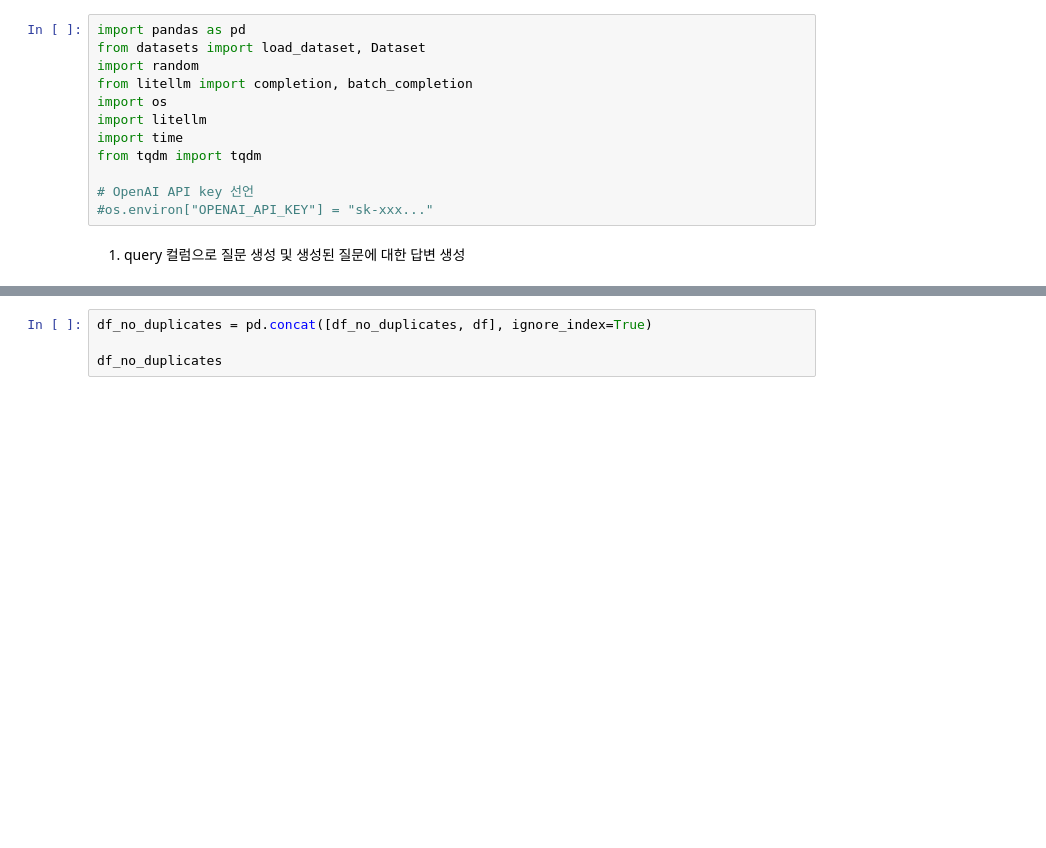
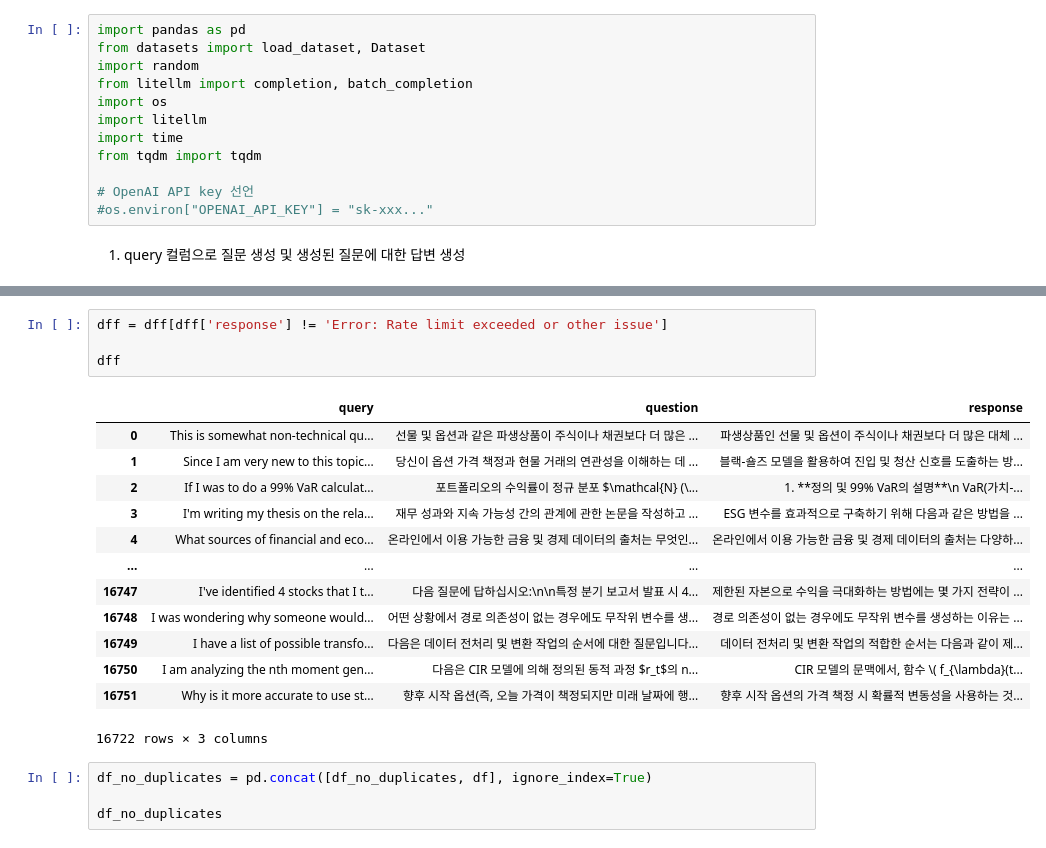
Before and after one commit to LDC-ai/KRX_LLM, a Jupyter notebook: data_slicing.ipynb, the cells around one changed output, grey strips where cells are left out. Drawn from its saved outputs; the diff is of its cells as text; blank space fills up the shorter version.

```diff
--- a/data_slicing.ipynb
+++ b/data_slicing.ipynb
@@ -219,3 +225,21 @@ df[df['response'] == 'Error: Rate limit exceeded or other issue']
+# %%
+dff = dff[dff['response'] != 'Error: Rate limit exceeded or other issue']
+
+dff
+# %% [output]
+|  | query | question | response |
+| 0 | This is somewhat non-technical qu... | 선물 및 옵션과 같은 파생상품이 주식이나 채권보다 더 많은 ... | 파생상품인 선물 및 옵션이 주식이나 채권보다 더 많은 대체 ... |
+| 1 | Since I am very new to this topic... | 당신이 옵션 가격 책정과 현물 거래의 연관성을 이해하는 데 ... | 블랙-숄즈 모델을 활용하여 진입 및 청산 신호를 도출하는 방... |
+| 2 | If I was to do a 99% VaR calculat... | 포트폴리오의 수익률이 정규 분포 $\mathcal{N} (\... | 1. **정의 및 99% VaR의 설명**\n VaR(가치-... |
+| 3 | I'm writing my thesis on the rela... | 재무 성과와 지속 가능성 간의 관계에 관한 논문을 작성하고 ... | ESG 변수를 효과적으로 구축하기 위해 다음과 같은 방법을 ... |
+| 4 | What sources of financial and eco... | 온라인에서 이용 가능한 금융 및 경제 데이터의 출처는 무엇인... | 온라인에서 이용 가능한 금융 및 경제 데이터의 출처는 다양하... |
+| ... | ... | ... | ... |
+| 16747 | I've identified 4 stocks that I t... | 다음 질문에 답하십시오:\n\n특정 분기 보고서 발표 시 4... | 제한된 자본으로 수익을 극대화하는 방법에는 몇 가지 전략이 ... |
+| 16748 | I was wondering why someone would... | 어떤 상황에서 경로 의존성이 없는 경우에도 무작위 변수를 생... | 경로 의존성이 없는 경우에도 무작위 변수를 생성하는 이유는 ... |
+| 16749 | I have a list of possible transfo... | 다음은 데이터 전처리 및 변환 작업의 순서에 대한 질문입니다... | 데이터 전처리 및 변환 작업의 적합한 순서는 다음과 같이 제... |
+| 16750 | I am analyzing the nth moment gen... | 다음은 CIR 모델에 의해 정의된 동적 과정 $r_t$의 n... | CIR 모델의 문맥에서, 함수 \( f_{\lambda}(t... |
+| 16751 | Why is it more accurate to use st... | 향후 시작 옵션(즉, 오늘 가격이 책정되지만 미래 날짜에 행... | 향후 시작 옵션의 가격 책정 시 확률적 변동성을 사용하는 것... |
+16722 rows × 3 columns
 # %%
 df_no_duplicates = pd.concat([df_no_duplicates, df], ignore_index=True)
 
```
Also changed, not shown: parts of 11 cells of this notebook.
